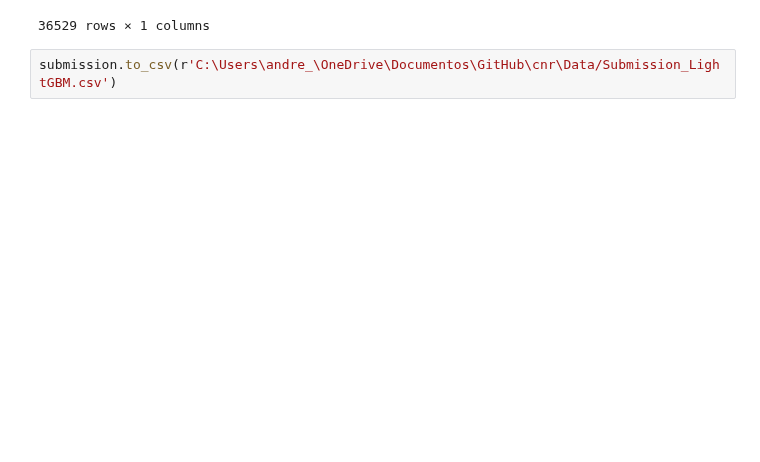
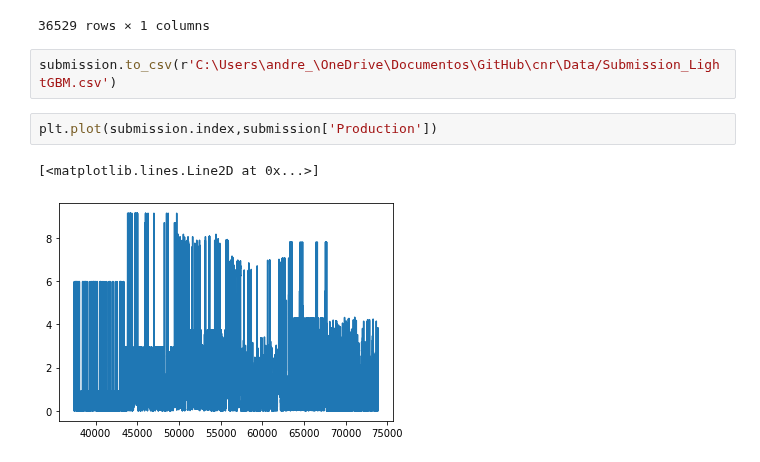
Before and after one commit to andre-la-machado/cnr, a Jupyter notebook: modelling_lightgbm.ipynb, the cells around one changed output. Drawn from its saved outputs; the diff is of its cells as text; blank space fills up the shorter version.

Commit message:
Generate Submission on LightGBM

```diff
--- a/modelling_lightgbm.ipynb
+++ b/modelling_lightgbm.ipynb
@@ -279,3 +295,8 @@ submission
 36529 rows × 1 columns
 # %%
 submission.to_csv(r'C:\Users\andre_\OneDrive\Documentos\GitHub\cnr\Data/Submission_LightGBM.csv')
+# %%
+plt.plot(submission.index,submission['Production'])
+# %% [output]
+[<matplotlib.lines.Line2D at 0x...>]
+[figure, added]
```
Also changed, not shown: parts of 9 cells of this notebook, 3 other files.
